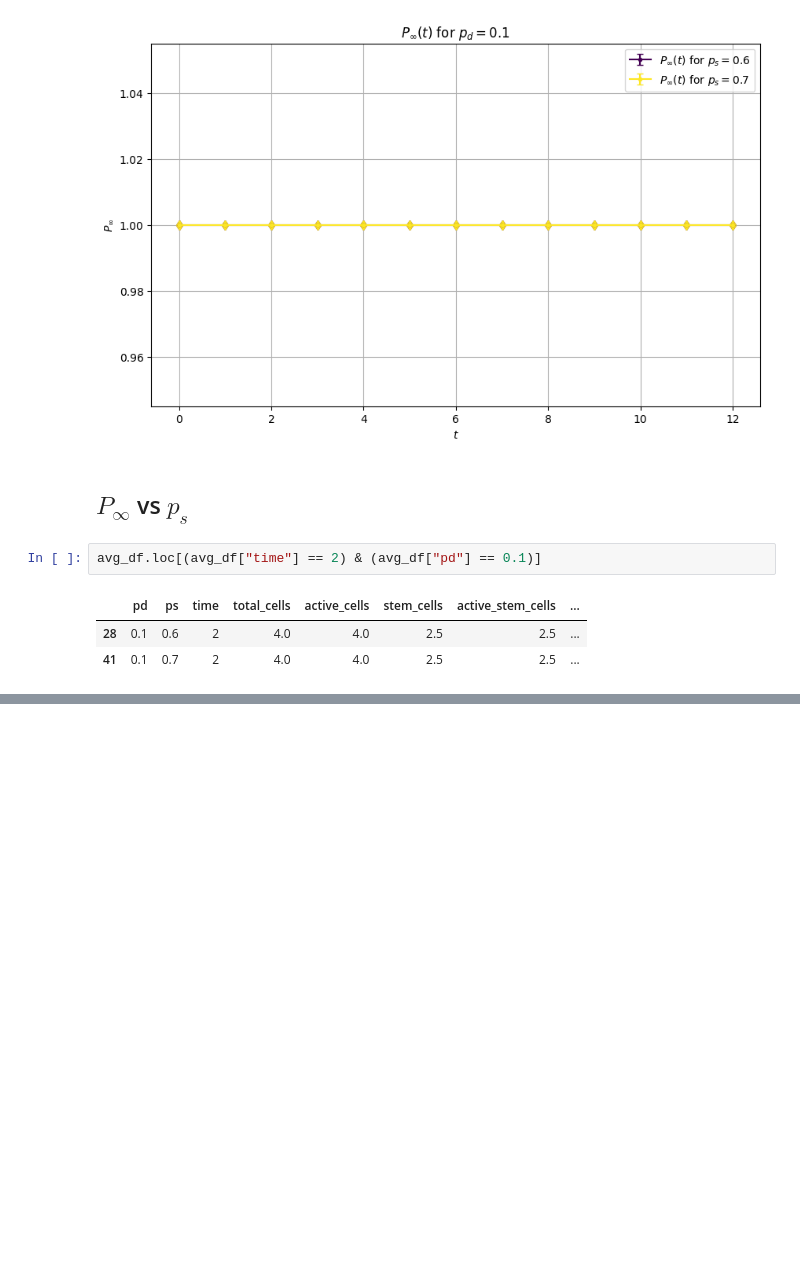
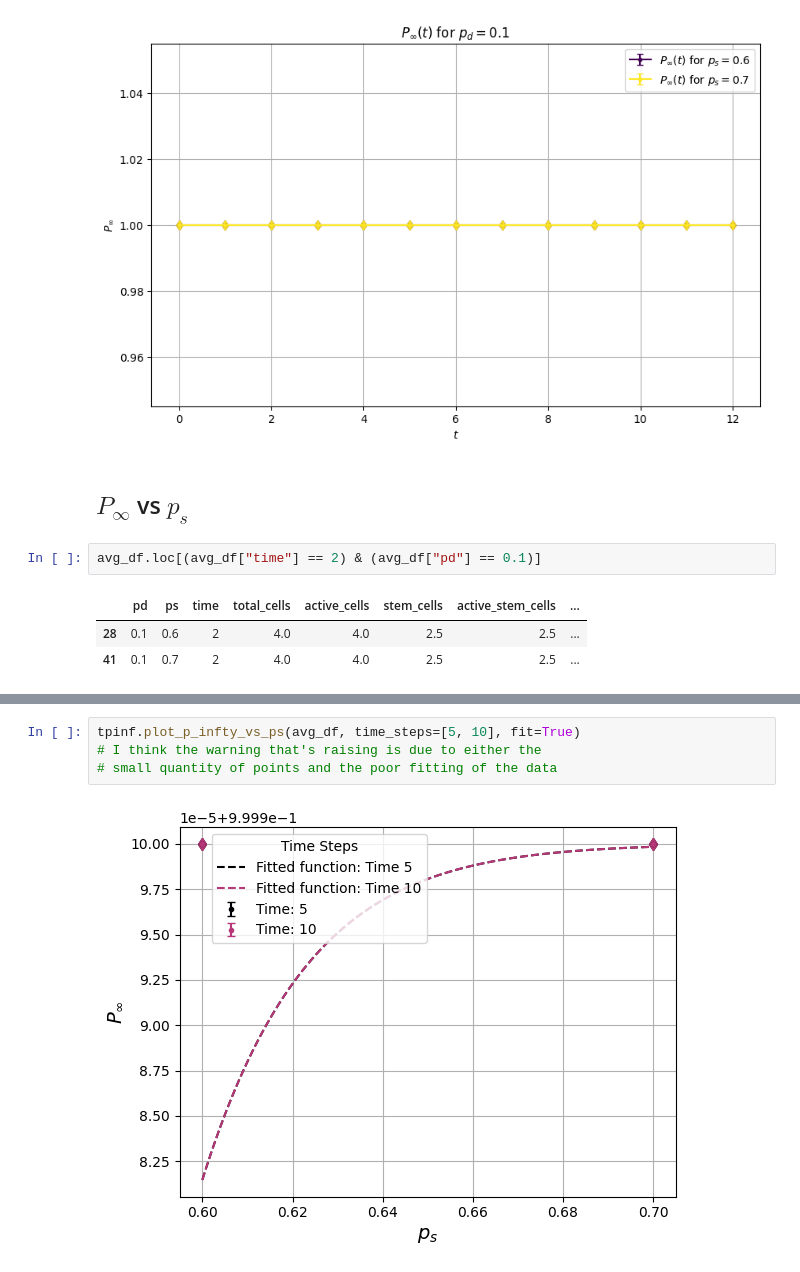
Before and after one commit to JeroFotinos/tumorsphere_culture, a Jupyter notebook: examples/plotting_dev/plotting_examples.ipynb, the cells around one changed output, grey strips where cells are left out. Drawn from its saved outputs; the diff is of its cells as text; blank space fills up the shorter version.

```diff
--- a/examples/plotting_dev/plotting_examples.ipynb
+++ b/examples/plotting_dev/plotting_examples.ipynb
@@ -162,0 +185,6 @@ avg_df.loc[(avg_df["time"] == 2) & (avg_df["pd"] == 0.1)]
+# %%
+tpinf.plot_p_infty_vs_ps(avg_df, time_steps=[5, 10], fit=True)
+# I think the warning that's raising is due to either the
+# small quantity of points and the poor fitting of the data
+# %% [output]
+[figure, added]
```
Also changed, not shown: parts of 15 cells of this notebook, 1 other file.
